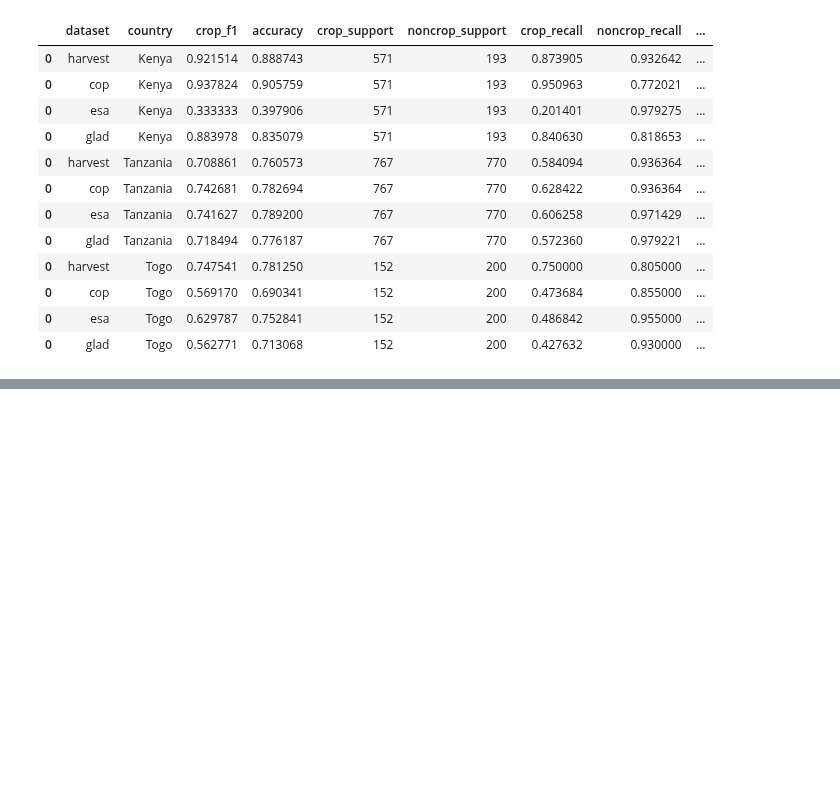
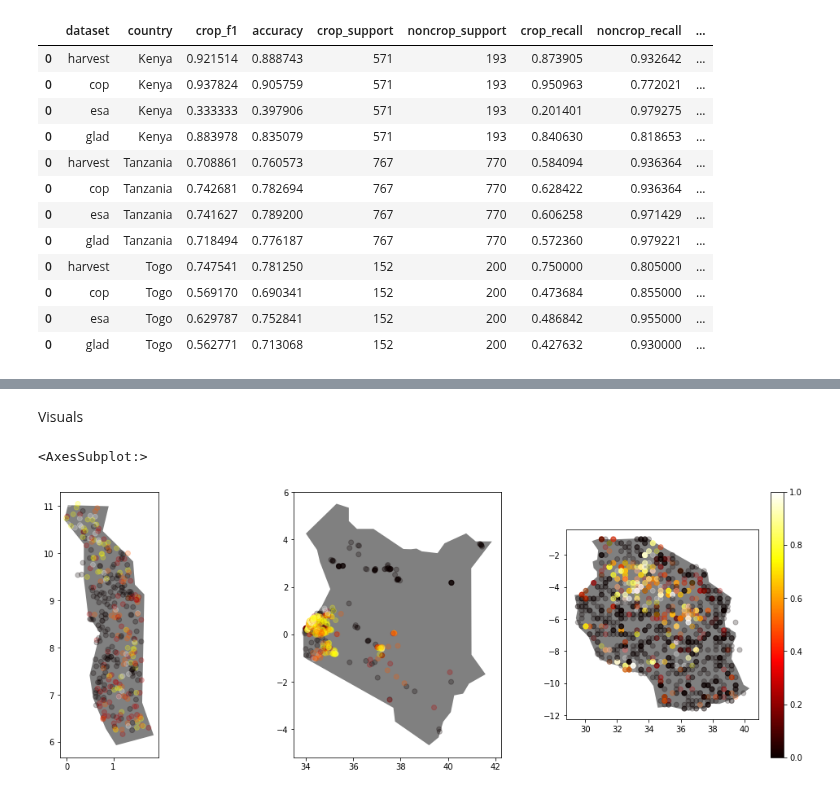
Before and after one commit to nasaharvest/crop-mask, a Jupyter notebook: notebooks/intercomparison_script.ipynb, the cells around one changed output, grey strips where cells are left out. Saved outputs shown, nothing was run; the diff lists cells and outputs as text; code cells hidden in the pictures; blank space fills up the shorter version.

```diff
--- a/notebooks/intercomparison_script.ipynb
+++ b/notebooks/intercomparison_script.ipynb
@@ -121,0 +156,24 @@ covermap_results
+# %% [markdown]
+Visuals
+# %%
+covermaps["agreement"] = covermaps.apply(lambda x: np.sum(x[["cop", "esa", "glad", "harvest"]])/4, axis=1)
+# %%
+world = gpd.read_file(gpd.datasets.get_path('naturalearth_lowres'))
+# %%
+togo = world.loc[world["iso_a3"] == "TGO"]
+kenya = world.loc[world["iso_a3"] == "KEN"]
+tanz = world.loc[world["iso_a3"] == "TZA"]
+
+fig, (ax1, ax2, ax3) = plt.subplots(nrows=1, ncols=3, figsize=(18,6))
+
+togo.plot(ax=ax1, color="Gray")
+covermaps.loc[covermaps["country"]=="Togo"].plot(ax=ax1, column="agreement", cmap="hot", alpha=0.25)
+
+kenya.plot(ax=ax2, color="Gray")
+covermaps.loc[covermaps["country"]=="Kenya"].plot(ax=ax2, column="agreement", cmap="hot", alpha=0.25)
+
+tanz.plot(ax=ax3, color="Gray")
+covermaps.loc[covermaps["country"]=="Tanzania"].plot(ax=ax3, column="agreement", cmap="hot", alpha=0.25, legend=True)
+# %% [output]
+<AxesSubplot:>
+[figure, added]
```
Also changed, not shown: parts of 20 cells of this notebook, 2 other files.
